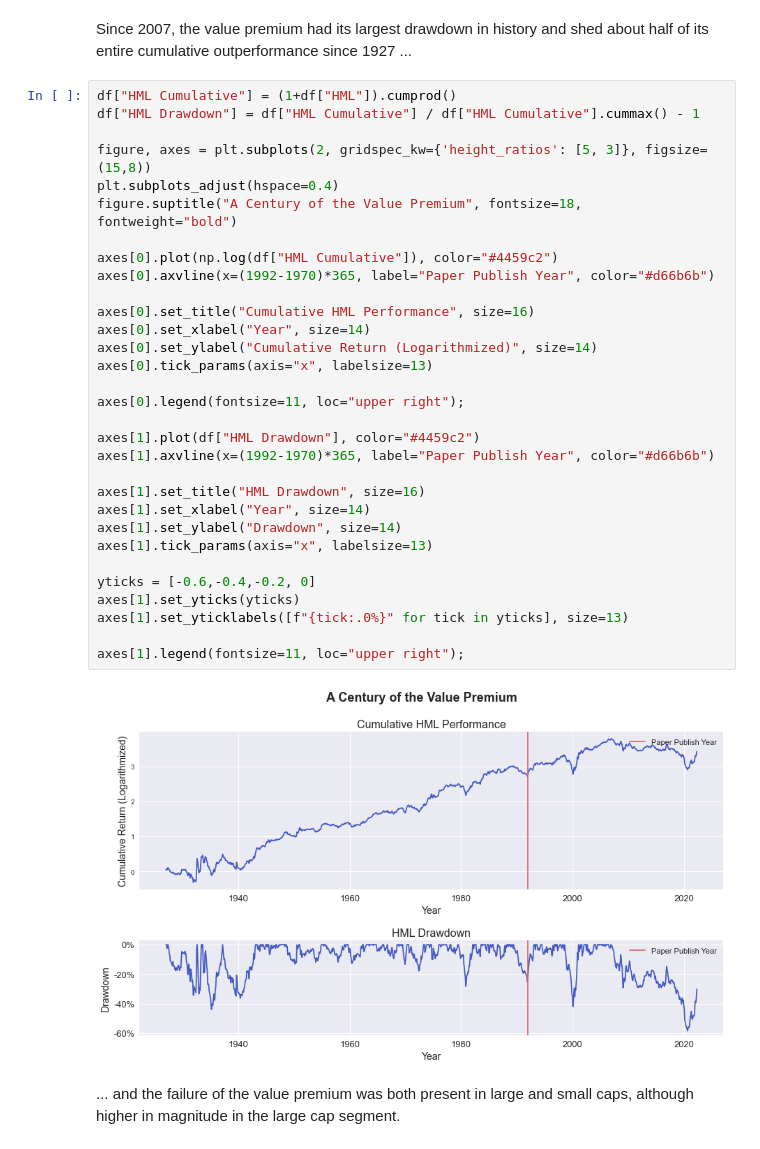
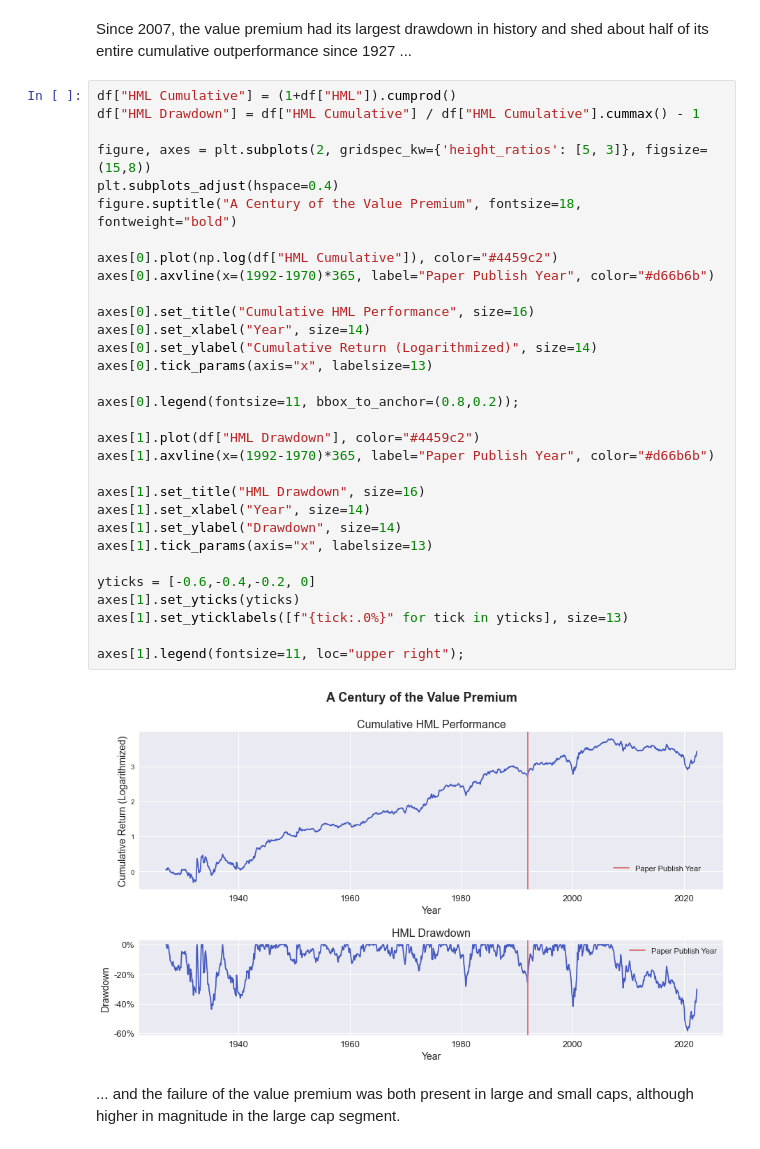
Before and after one commit to jonasniemeyer/investing-ideas, a Jupyter notebook: analyzing_the_value_premium.ipynb, the cells around one changed output. Drawn from its saved outputs; the diff is of its cells as text.

Commit message:
adjust plot legend

```diff
--- a/analyzing_the_value_premium.ipynb
+++ b/analyzing_the_value_premium.ipynb
@@ -109,35 +109,35 @@ Since 2007, the value premium had its largest drawdown in history and shed about
 df["HML Cumulative"] = (1+df["HML"]).cumprod()
 df["HML Drawdown"] = df["HML Cumulative"] / df["HML Cumulative"].cummax() - 1
 
 figure, axes = plt.subplots(2, gridspec_kw={'height_ratios': [5, 3]}, figsize=(15,8))
 plt.subplots_adjust(hspace=0.4)
 figure.suptitle("A Century of the Value Premium", fontsize=18, fontweight="bold")
 
 axes[0].plot(np.log(df["HML Cumulative"]), color="#4459c2")
 axes[0].axvline(x=(1992-1970)*365, label="Paper Publish Year", color="#d66b6b")
 
 axes[0].set_title("Cumulative HML Performance", size=16)
 axes[0].set_xlabel("Year", size=14)
 axes[0].set_ylabel("Cumulative Return (Logarithmized)", size=14)
 axes[0].tick_params(axis="x", labelsize=13)
 
-axes[0].legend(fontsize=11, loc="upper right");
+axes[0].legend(fontsize=11, bbox_to_anchor=(0.8,0.2));
 
 axes[1].plot(df["HML Drawdown"], color="#4459c2")
 axes[1].axvline(x=(1992-1970)*365, label="Paper Publish Year", color="#d66b6b")
 
 axes[1].set_title("HML Drawdown", size=16)
 axes[1].set_xlabel("Year", size=14)
 axes[1].set_ylabel("Drawdown", size=14)
 axes[1].tick_params(axis="x", labelsize=13)
 
 yticks = [-0.6,-0.4,-0.2, 0]
 axes[1].set_yticks(yticks)
 axes[1].set_yticklabels([f"{tick:.0%}" for tick in yticks], size=13)
 
 axes[1].legend(fontsize=11, loc="upper right");
 # %% [output]
-[figure, old version]
+[figure, new version]
 # %% [markdown]
 ... and the failure of the value premium was both present in large and small caps, although higher in magnitude in the large cap segment.
 # %%
```
Also changed, not shown: parts of 6 cells of this notebook.
